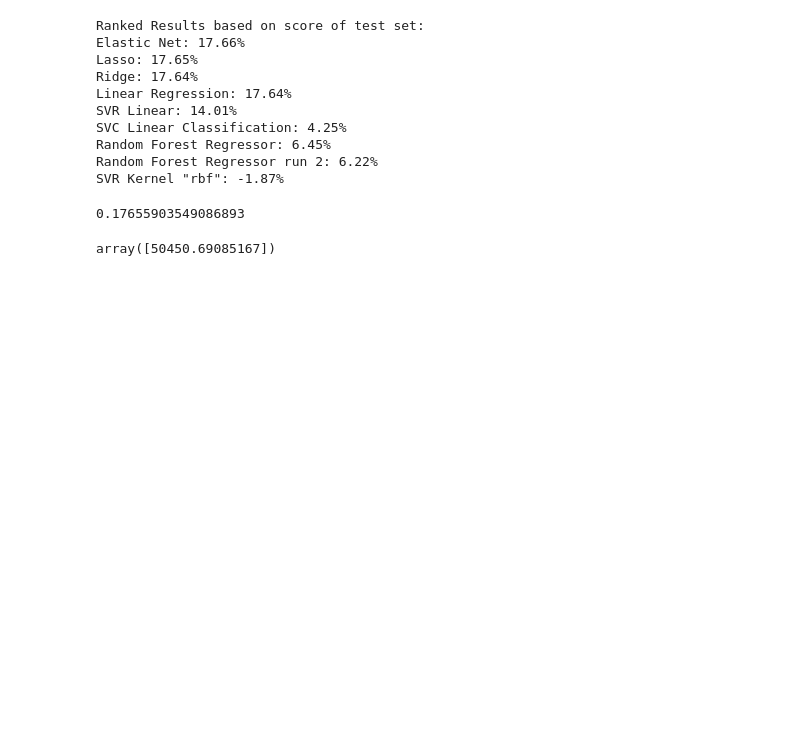
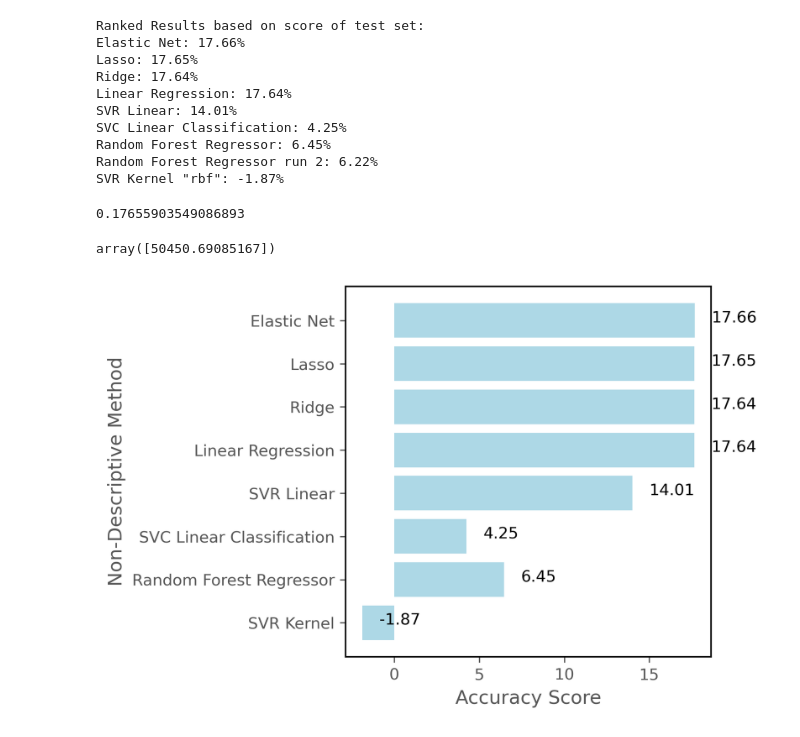
Before and after one commit to triple-crown-consulting/developer-salary-guide, a Jupyter notebook: notebooks/applying-machine-learning.ipynb, the cells around one changed output. Saved outputs shown, nothing was run; the diff lists cells and outputs as text; code cells hidden in the pictures; blank space fills up the shorter version.

Commit message:
Working on further analysis and plotting data

```diff
--- a/notebooks/applying-machine-learning.ipynb
+++ b/notebooks/applying-machine-learning.ipynb
@@ -360,3 +359,35 @@ loaded_model.score(X_test, y_test)
 model2.predict([[0, 0, 0]])
 # %% [output]
 array([50450.69085167])
+# %%
+import matplotlib.pyplot as plt
+from matplotlib.pyplot import figure
+figure(figsize=(6,4), dpi=300)
+plt.rcParams['axes.facecolor'] = 'white'
+plt.rcParams['axes.edgecolor'] = '0.05'
+
+elasticnet_results = float(elasticnet_results)
+lasso_results = float(lasso_results)
+ridge_results = float(ridge_results)
+lreg_results = float(lreg_results)
+svrkernellinear_results = float(svrkernellinear_results)
+svc_linear_classification_results = float(svc_linear_classification_results)
+random_forest_regressor_results = float(random_forest_regressor_results)
+svrkernelrbf_results = float(svrkernelrbf_results)
+
+methods = ('Elastic Net', 'Lasso', 'Ridge', 'Linear Regression', 'SVR Linear', 'SVC Linear Classification', 'Random Forest Regressor', 'SVR Kernel')
+
+scores = (elasticnet_results, lasso_results, ridge_results, lreg_results, svrkernellinear_results, svc_linear_classification_results, random_forest_regressor_results, svrkernelrbf_results)
+
+for i, v in enumerate(scores):
+    plt.text(v + 1, i + .05, str(v),
+            color = 'black')
+
+plt.barh(methods, scores, color='lightblue')
+plt.gca().invert_yaxis()
+plt.ylabel('Non-Descriptive Method')
+plt.xlabel('Accuracy Score')
+plt.tight_layout()
+plt.savefig('non-descriptive-analysis.png')
+# %% [output]
+[figure, added]
```
Also changed, not shown: parts of 3 cells of this notebook, 2 other files.
